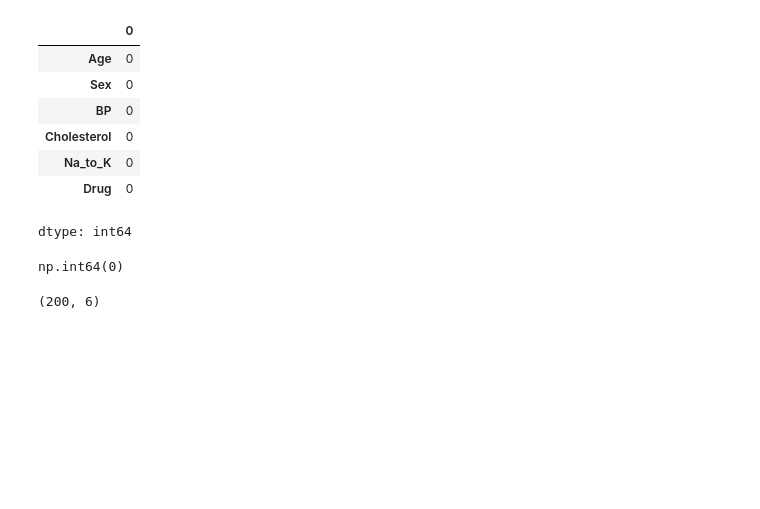
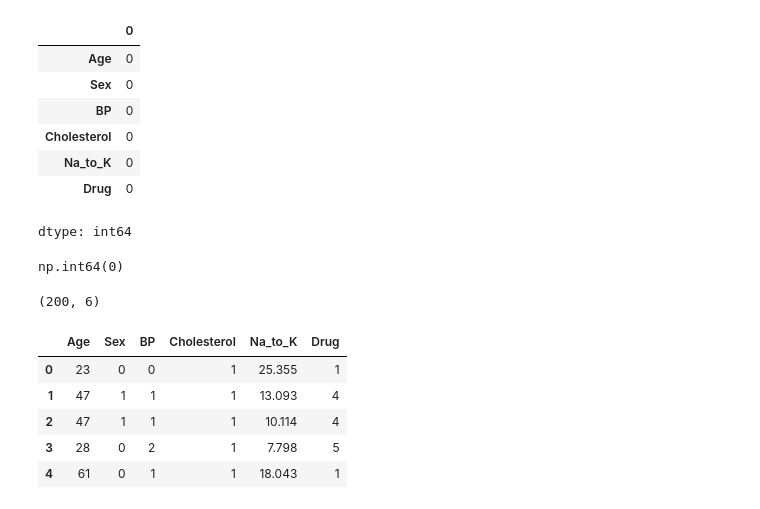
Before and after one commit to Krrish2708/Krish-Tewatia, a Jupyter notebook: EDA.ipynb, the cells around one changed output. Drawn from its saved outputs; the diff is of its cells as text; code cells hidden in the pictures; blank space fills up the shorter version.

Commit message:
Data Transformation Done

```diff
--- a/EDA.ipynb
+++ b/EDA.ipynb
@@ -132,0 +135,17 @@ print(df.shape)
+# %%
+from sklearn.preprocessing import LabelEncoder
+le = LabelEncoder()
+# %%
+df["Sex"] = le.fit_transform(df["Sex"])
+df["BP"] = le.fit_transform(df["BP"])
+df["Cholesterol"] = le.fit_transform(df["Cholesterol"])
+df["Drug"] = le.fit_transform(df["Drug"])
+# %%
+df.head()
+# %% [output]
+|  | Age | Sex | BP | Cholesterol | Na_to_K | Drug |
+| 0 | 23 | 0 | 0 | 1 | 25.355 | 1 |
+| 1 | 47 | 1 | 1 | 1 | 13.093 | 4 |
+| 2 | 47 | 1 | 1 | 1 | 10.114 | 4 |
+| 3 | 28 | 0 | 2 | 1 | 7.798 | 5 |
+| 4 | 61 | 0 | 1 | 1 | 18.043 | 1 |
```
Also changed, not shown: parts of 2 cells of this notebook.
